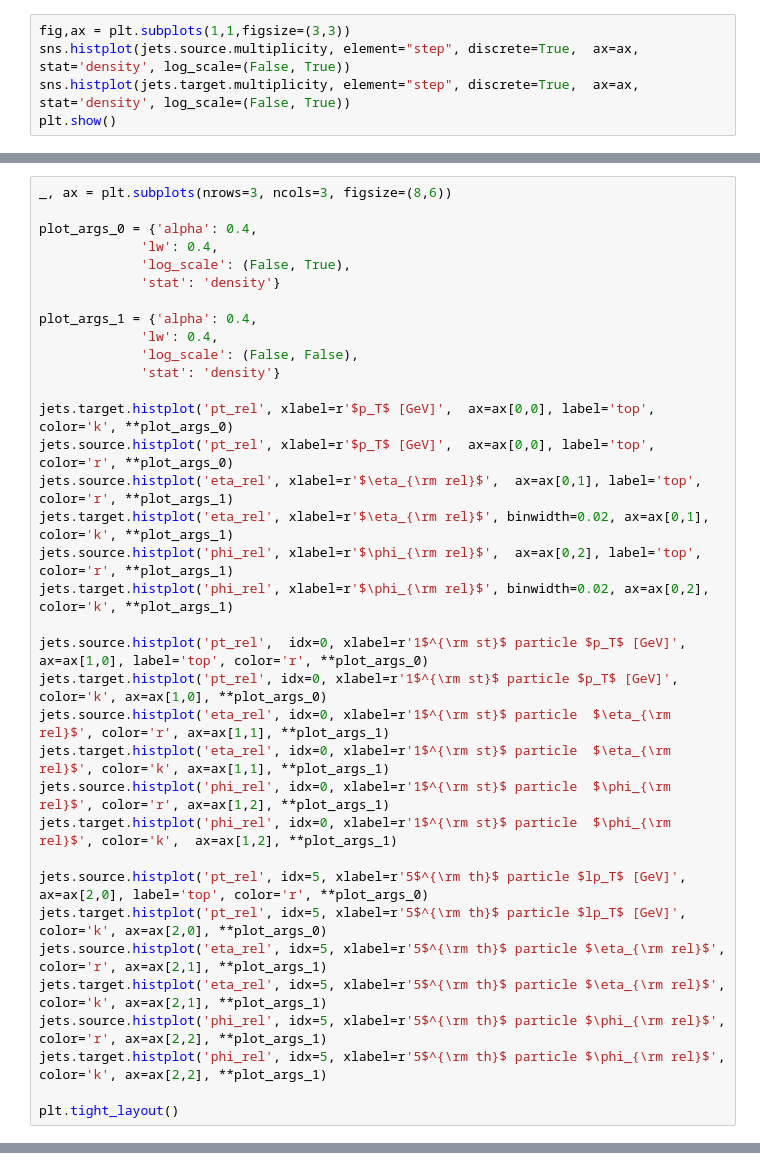
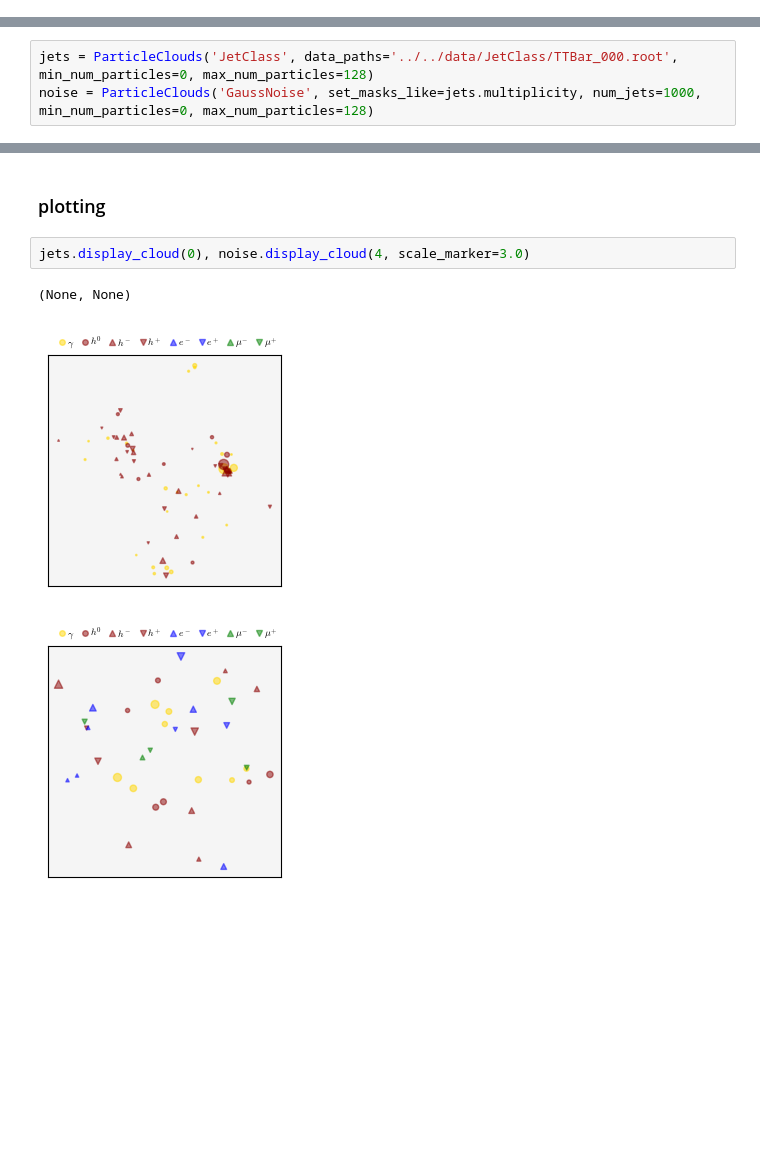
Before and after one commit to dfaroughy/CMB, a Jupyter notebook: experiments/jetclass/JetClass.ipynb, the cells around one changed output, grey strips where cells are left out. Cells and saved outputs as stored; diff of their text form; blank space fills up the shorter version.

```diff
--- a/experiments/jetclass/JetClass.ipynb
+++ b/experiments/jetclass/JetClass.ipynb
@@ -539,5 +0,0 @@ jets.source.display_cloud(0), jets.target.display_cloud(0)
-# %%
-fig,ax = plt.subplots(1,1,figsize=(3,3))
-sns.histplot(jets.source.multiplicity, element="step", discrete=True,  ax=ax, stat='density', log_scale=(False, True))
-sns.histplot(jets.target.multiplicity, element="step", discrete=True,  ax=ax, stat='density', log_scale=(False, True))
-plt.show()
@@ -546,35 +0,0 @@ plt.show()
-# %%
-_, ax = plt.subplots(nrows=3, ncols=3, figsize=(8,6))
-
-plot_args_0 = {'alpha': 0.4,
-             'lw': 0.4,
-             'log_scale': (False, True),
-             'stat': 'density'}
-
-plot_args_1 = {'alpha': 0.4,
-             'lw': 0.4,
-             'log_scale': (False, False),
-             'stat': 'density'}
-
-jets.target.histplot('pt_rel', xlabel=r'$p_T$ [GeV]',  ax=ax[0,0], label='top', color='k', **plot_args_0)
-jets.source.histplot('pt_rel', xlabel=r'$p_T$ [GeV]',  ax=ax[0,0], label='top', color='r', **plot_args_0)
-jets.source.histplot('eta_rel', xlabel=r'$\eta_{\rm rel}$',  ax=ax[0,1], label='top', color='r', **plot_args_1)
-jets.target.histplot('eta_rel', xlabel=r'$\eta_{\rm rel}$', binwidth=0.02, ax=ax[0,1], color='k', **plot_args_1)
-jets.source.histplot('phi_rel', xlabel=r'$\phi_{\rm rel}$',  ax=ax[0,2], label='top', color='r', **plot_args_1)
-jets.target.histplot('phi_rel', xlabel=r'$\phi_{\rm rel}$', binwidth=0.02, ax=ax[0,2], color='k', **plot_args_1)
-
-jets.source.histplot('pt_rel',  idx=0, xlabel=r'1$^{\rm st}$ particle $p_T$ [GeV]',  ax=ax[1,0], label='top', color='r', **plot_args_0)
-jets.target.histplot('pt_rel', idx=0, xlabel=r'1$^{\rm st}$ particle $p_T$ [GeV]', color='k', ax=ax[1,0], **plot_args_0)
-jets.source.histplot('eta_rel', idx=0, xlabel=r'1$^{\rm st}$ particle  $\eta_{\rm rel}$', color='r', ax=ax[1,1], **plot_args_1)
-jets.target.histplot('eta_rel', idx=0, xlabel=r'1$^{\rm st}$ particle  $\eta_{\rm rel}$', color='k', ax=ax[1,1], **plot_args_1)
-jets.source.histplot('phi_rel', idx=0, xlabel=r'1$^{\rm st}$ particle  $\phi_{\rm rel}$', color='r', ax=ax[1,2], **plot_args_1)
-jets.target.histplot('phi_rel', idx=0, xlabel=r'1$^{\rm st}$ particle  $\phi_{\rm rel}$', color='k',  ax=ax[1,2], **plot_args_1)
-
-jets.source.histplot('pt_rel', idx=5, xlabel=r'5$^{\rm th}$ particle $lp_T$ [GeV]',  ax=ax[2,0], label='top', color='r', **plot_args_0)
-jets.target.histplot('pt_rel', idx=5, xlabel=r'5$^{\rm th}$ particle $lp_T$ [GeV]', color='k', ax=ax[2,0], **plot_args_0)
-jets.source.histplot('eta_rel', idx=5, xlabel=r'5$^{\rm th}$ particle $\eta_{\rm rel}$', color='r', ax=ax[2,1], **plot_args_1)
-jets.target.histplot('eta_rel', idx=5, xlabel=r'5$^{\rm th}$ particle $\eta_{\rm rel}$', color='k', ax=ax[2,1], **plot_args_1)
-jets.source.histplot('phi_rel', idx=5, xlabel=r'5$^{\rm th}$ particle $\phi_{\rm rel}$', color='r', ax=ax[2,2], **plot_args_1)
-jets.target.histplot('phi_rel', idx=5, xlabel=r'5$^{\rm th}$ particle $\phi_{\rm rel}$', color='k', ax=ax[2,2], **plot_args_1)
-
-plt.tight_layout()
@@ -582,0 +201,3 @@ plt.tight_layout()
+# %%
+jets = ParticleClouds('JetClass', data_paths='../../data/JetClass/TTBar_000.root', min_num_particles=0, max_num_particles=128)
+noise = ParticleClouds('GaussNoise', set_masks_like=jets.multiplicity, num_jets=1000, min_num_particles=0, max_num_particles=128)
@@ -582,0 +221,8 @@ plt.tight_layout()
+# %% [markdown]
+### plotting
+# %%
+jets.display_cloud(0), noise.display_cloud(4, scale_marker=3.0)
+# %% [output]
+(None, None)
+[figure, added]
+[figure, added]
```
Also changed, not shown: parts of 43 cells of this notebook, 5 other files.
